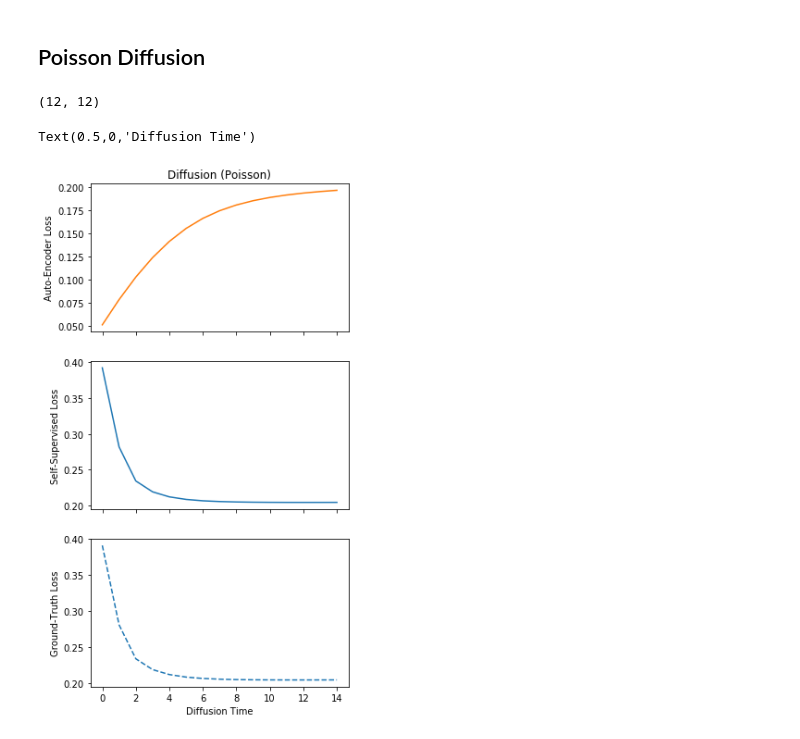
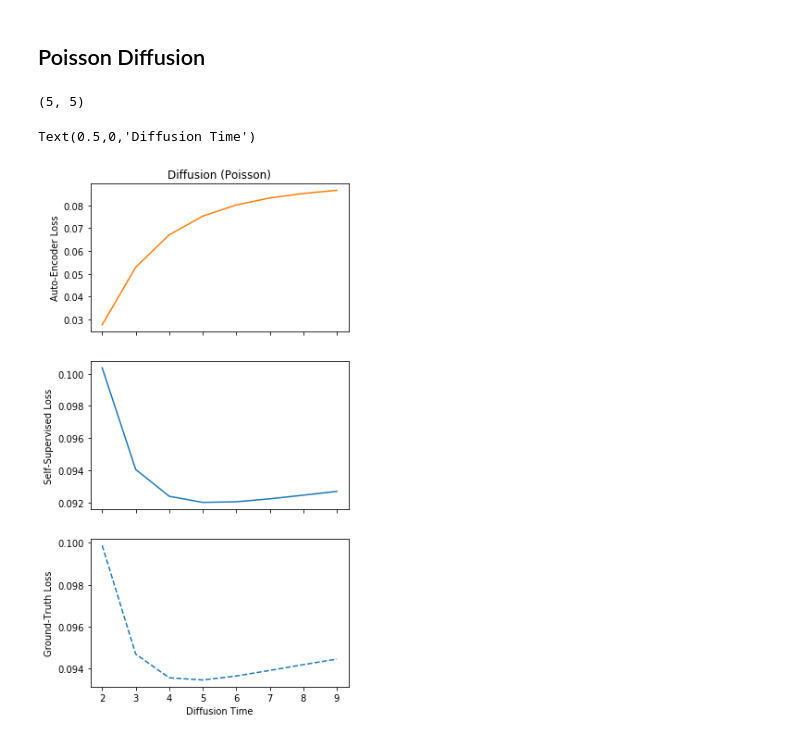
Before and after one commit to czbiohub-sf/molecular-cross-validation, a Jupyter notebook: src/noise2self_sc/Figure-Losses.ipynb, the cells around one changed output. Saved outputs shown, nothing was run; the diff lists cells and outputs as text; code cells hidden in the pictures.

Commit message:
Speed up diffusion in Loss Figure

```diff
--- a/src/noise2self_sc/Figure-Losses.ipynb
+++ b/src/noise2self_sc/Figure-Losses.ipynb
@@ -97,8 +97,8 @@ Min GT Loss:  0.0049680426734804075
 # %% [markdown]
 # Diffusion
 # %%
-lazy_p = 0.5
-max_t = 15
+lazy_p = 0.25
+max_t = 10
 # %%
 from sklearn.neighbors import NearestNeighbors
 from sklearn.decomposition import PCA
@@ -203,30 +203,32 @@ def poisson_log_lik(lam, k, per_gene = False):
 # %%
 denoised = x1.copy()
 
-ss_loss, gt_loss, ae_loss = [], [], []
+ss_loss_diffusion_poisson, gt_loss_diffusion_poisson, ae_loss_diffusion_poisson = [], [], []
 
 for i in range(max_t):
-    ae_loss.append(poisson_log_lik(denoised + 1e-3, x1))
-    ss_loss.append(poisson_log_lik(denoised + 1e-3, x2))
-    gt_loss.append(poisson_log_lik(denoised + 1e-3, mean))
+    ae_loss_diffusion_poisson.append(poisson_log_lik(denoised + 1e-3, x1))
+    ss_loss_diffusion_poisson.append(poisson_log_lik(denoised + 1e-3, x2))
+    gt_loss_diffusion_poisson.append(poisson_log_lik(denoised + 1e-3, mean))
 
     denoised = diff_op.dot(denoised)
 # %%
 np.argmin(ss_loss), np.argmin(gt_loss)
 # %% [output]
-(12, 12)
+(5, 5)
 # %%
 f, (ax0, ax1, ax2) = plt.subplots(3, 1, sharex=True, figsize=(5, 10))
 
-ax0.plot(ae_loss, color = 'C1')
+init_time = 2
+
+ax0.plot(t_range[init_time:], ae_loss_diffusion_poisson[init_time:], color = 'C1')
 ax0.set_title("Diffusion (Poisson)")
 ax0.set_ylabel('Auto-Encoder Loss')
 
-ax1.plot(ss_loss)
+ax1.plot(t_range[init_time:], ss_loss_diffusion_poisson[init_time:])
 ax1.set_ylabel('Self-Supervised Loss')
-ax2.plot(gt_loss, '--')
+ax2.plot(t_range[init_time:], gt_loss_diffusion_poisson[init_time:], '--')
 ax2.set_ylabel('Ground-Truth Loss')
 ax2.set_xlabel('Diffusion Time')
 # %% [output]
 Text(0.5,0,'Diffusion Time')
-[figure, old version]
+[figure, new version]
```
Also changed, not shown: parts of 4 cells of this notebook.
